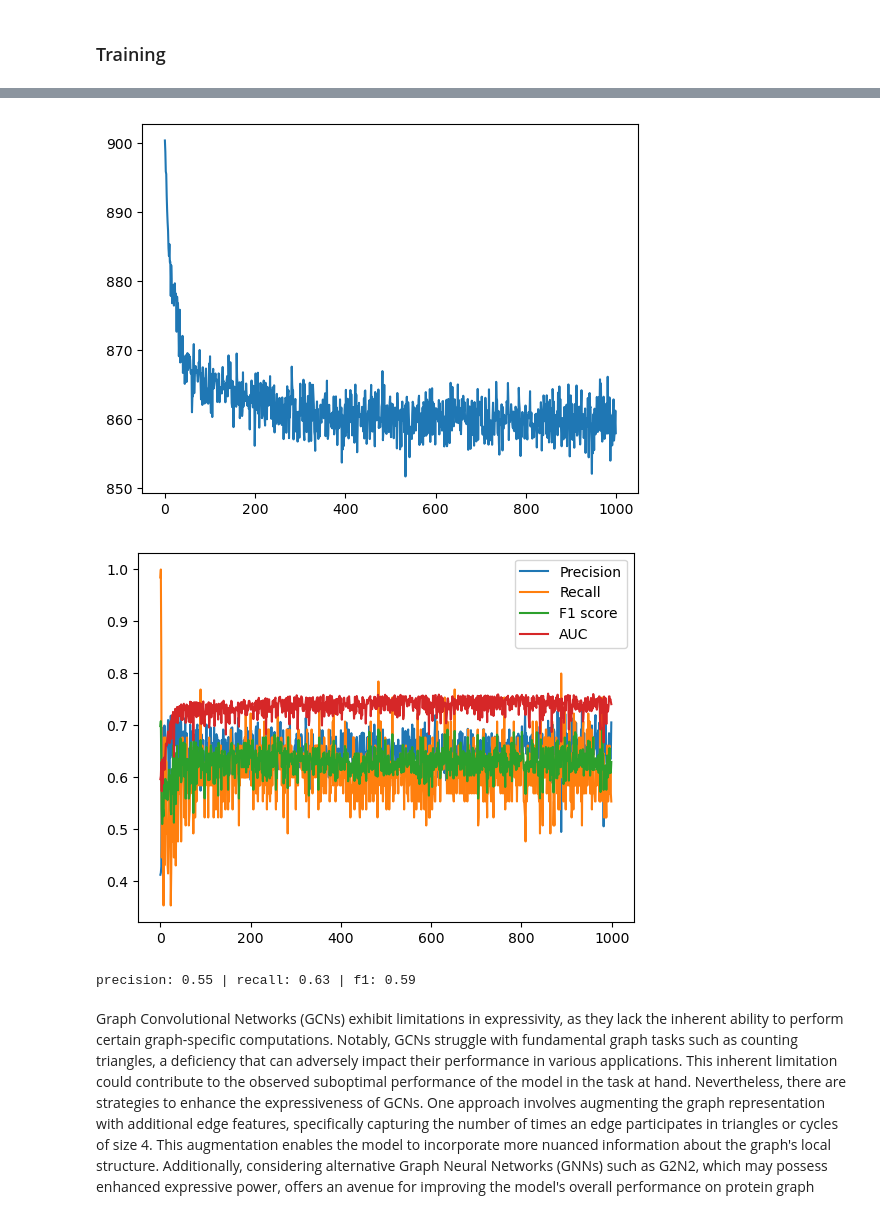
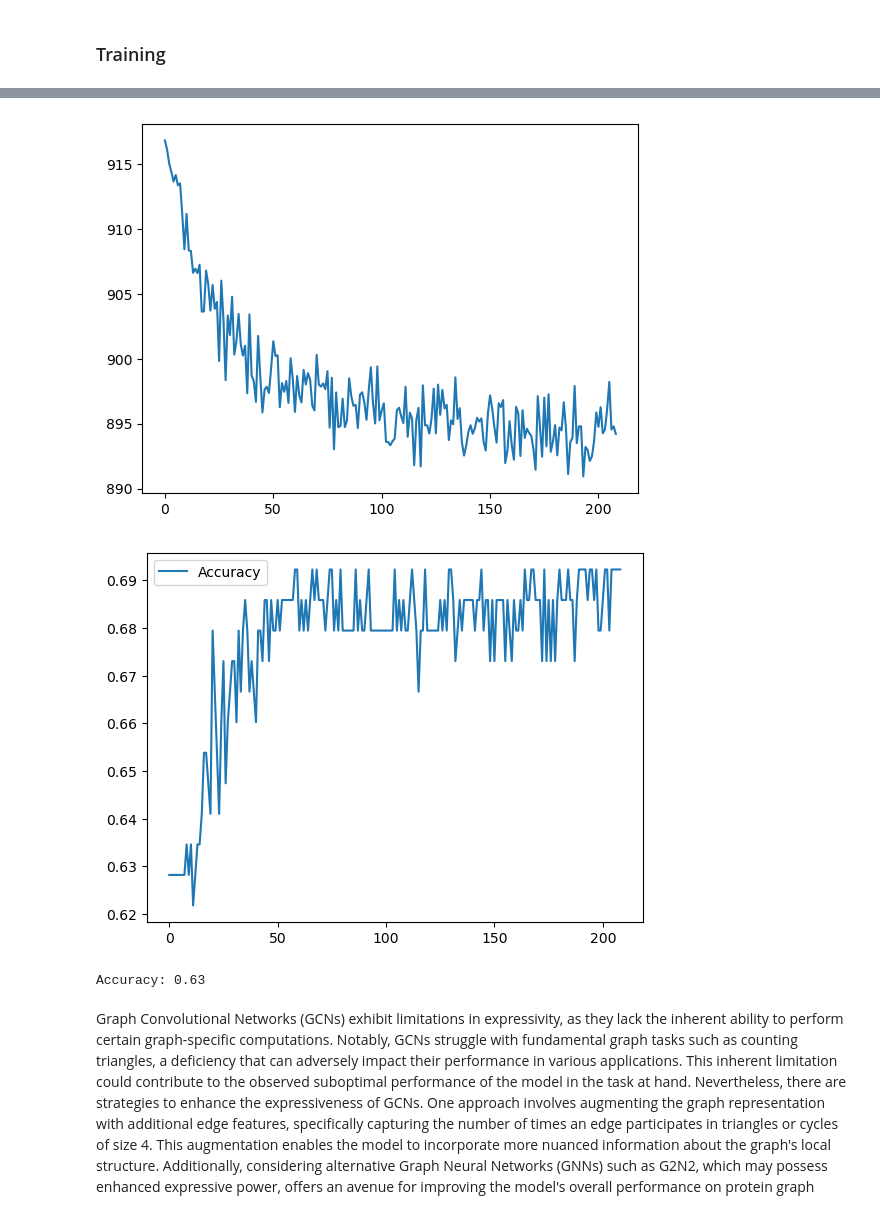
Before and after one commit to AmineM89/Protein_detection, a Jupyter notebook: Protein Detection using GCN.ipynb, the cells around one changed output, grey strips where cells are left out. Drawn from its saved outputs; the diff is of its cells as text; code cells hidden in the pictures.

```diff
--- a/Protein Detection using GCN.ipynb
+++ b/Protein Detection using GCN.ipynb
@@ -114,13 +101,13 @@ def score_fn(model, loader, threshold = 0.5):
 # %%
 #GCN model with pytorch geometric
 class GCN(torch.nn.Module):
-    def __init__(self, feature_size, hidden_channels, nb_classes):
+    def __init__(self, feature_size, hidden_size1, hidden_size2,nb_classes):
         super(GCN, self).__init__()
-        self.conv1 = GCNConv(feature_size, 8)
+        self.conv1 = GCNConv(feature_size, hidden_size1)
         #self.conv1 = L3_conv(feature_size,8)
-        self.conv2 = GCNConv(8, 4)
-        self.conv3 = GCNConv(4, 1)
-        self.dropout = nn.Dropout(0.2)
+        self.conv2 = GCNConv(hidden_size1, hidden_size2)
+        self.conv3 = GCNConv(hidden_size2, nb_classes)
+        self.dropout = nn.Dropout(0.4)
 
     def forward(self, data):
         x, edge_index, batch = data.x, data.edge_index, data.batch
@@ -142,7 +129,7 @@ class GCN(torch.nn.Module):
     def train_model(self, train_loader, val_loader, optimizer, epochs=1000, patience=200):
         train_losses = []
         val_scores = []
-        best_score = tuple((0, 0, 0, 0, 0))
+        best_score = 0
         no_improvment = 0
 
         for epoch in range(epochs):
@@ -156,14 +143,13 @@ class GCN(torch.nn.Module):
                 train_loss.backward()
                 optimizer.step()
 
-            sum_val_loss = 0
             self.eval()
             #score = self.eval_model(self,val_loader)
             score = score_fn(self,val_loader)
             train_losses.append(sum_train_loss.detach().float())
             val_scores.append(score)
 
-            if score[2]+score[3] > best_score[2]+best_score[3]:
+            if score > best_score:
                 best_score = score
                 best_model = deepcopy(self)
                 no_improvment = 0
@@ -175,9 +161,9 @@ class GCN(torch.nn.Module):
                 break
 
             if no_improvment == 0:
-                print(f"[{epoch+1}] precision: {score[0]:.2f} | recall: {score[1]:.2f} | f1: {score[2]:.2f} | AUC: {score[3]:.2f} | OPT_TH: {score[4]:.2f}*")
+                print(f"[{epoch+1}] Accuracy: {score:.2f} | Loss: {sum_train_loss:.2f}*")
             else:
-                print(f"[{epoch+1}] precision: {score[0]:.2f} | recall: {score[1]:.2f} | f1: {score[2]:.2f} | AUC: {score[3]:.2f} | OPT_TH: {score[4]:.2f}")
+                print(f"[{epoch+1}] Accuracy: {score:.2f} | Loss: {sum_train_loss:.2f}")
 
         print("\n Final Score:")
 
@@ -185,8 +171,7 @@ class GCN(torch.nn.Module):
         print(final_score)
         plt.plot(train_losses)
         plt.figure()
-        val_scores = [(v[0],v[1],v[2],v[3]) for v in val_scores]
-        plt.plot(val_scores, label = ["Precision", "Recall", "F1 score", "AUC"])
+        plt.plot(val_scores, label = 'Accuracy')
         plt.legend()
 
         return best_model
@@ -217,27 +202,14 @@ class GCN(torch.nn.Module):
         predicted_scores = predicted_scores.numpy()
         true_labels = true_labels.numpy()
 
-        pr = precision_score(true_labels, predicted_labels)
-        recall = recall_score(true_labels, predicted_labels)
+        acc = accuracy_score(true_labels, predicted_labels)
 
-        fpr, tpr, thresholds = roc_curve(true_labels, predicted_scores)
-
-        # Calculer l'AUC
-        auc_score = roc_auc_score(true_labels, predicted_scores)
-
-        # Trouver le seuil optimal
-        optimal_threshold_index = np.argmax(abs(tpr - fpr))
-        optimal_threshold = thresholds[optimal_threshold_index]
-
-        lam = 0.5
-        f1 = lam*pr + (1-lam)*recall
-
-        return pr, recall, f1, auc_score, optimal_threshold
+        return acc
 # %% [markdown]
 ### Training
 # %%
-model = GCN(dataset.num_features,4,1)
-optimizer = torch.optim.Adam(model.parameters(), lr=0.01, weight_decay=5e-4)
+model = GCN(dataset.num_features,16,8,1)
+optimizer = torch.optim.Adam(model.parameters(), lr=0.001, weight_decay=5e-4)
 
-best_model = model.train_model(train_loader, val_loader, optimizer, epochs=1000, patience=200)
+best_model = model.train_model(train_loader, val_loader, optimizer, epochs=1000, patience=150)
 # %% [output]
@@ -261,10 +233,10 @@ best_model = model.train_model(train_loader, val_loader, optimizer, epochs=1000,
-[figure, old version]
+[figure, new version]
-[figure, old version]
+[figure, new version]
 # %%
-test_score = score_fn(model=best_model,loader=test_loader,threshold = 0.46)
-print(f"precision: {test_score[0]:.2f} | recall: {test_score[1]:.2f} | f1: {test_score[2]:.2f}")
+test_score = score_fn(model=best_model,loader=test_loader,threshold = 0.5)
+print(f"Accuracy: {test_score:.2f}")
 # %% [output]
-precision: 0.55 | recall: 0.63 | f1: 0.59
+Accuracy: 0.63
 # %% [markdown]
 
 Graph Convolutional Networks (GCNs) exhibit limitations in expressivity, as they lack the inherent ability to perform certain graph-specific computations. Notably, GCNs struggle with fundamental graph tasks such as counting triangles, a deficiency that can adversely impact their performance in various applications. This inherent limitation could contribute to the observed suboptimal performance of the model in the task at hand. Nevertheless, there are strategies to enhance the expressiveness of GCNs. One approach involves augmenting the graph representation with additional edge features, specifically capturing the number of times an edge participates in triangles or cycles of size 4. This augmentation enables the model to incorporate more nuanced information about the graph's local structure. Additionally, considering alternative Graph Neural Networks (GNNs) such as G2N2, which may possess enhanced expressive power, offers an avenue for improving the model's overall performance on protein graph classification tasks. These adjustments aim to overcome the inherent limitations of GCNs and pave the way for more effective and accurate graph-based learning.
```
Also changed, not shown: parts of 4 cells of this notebook.
